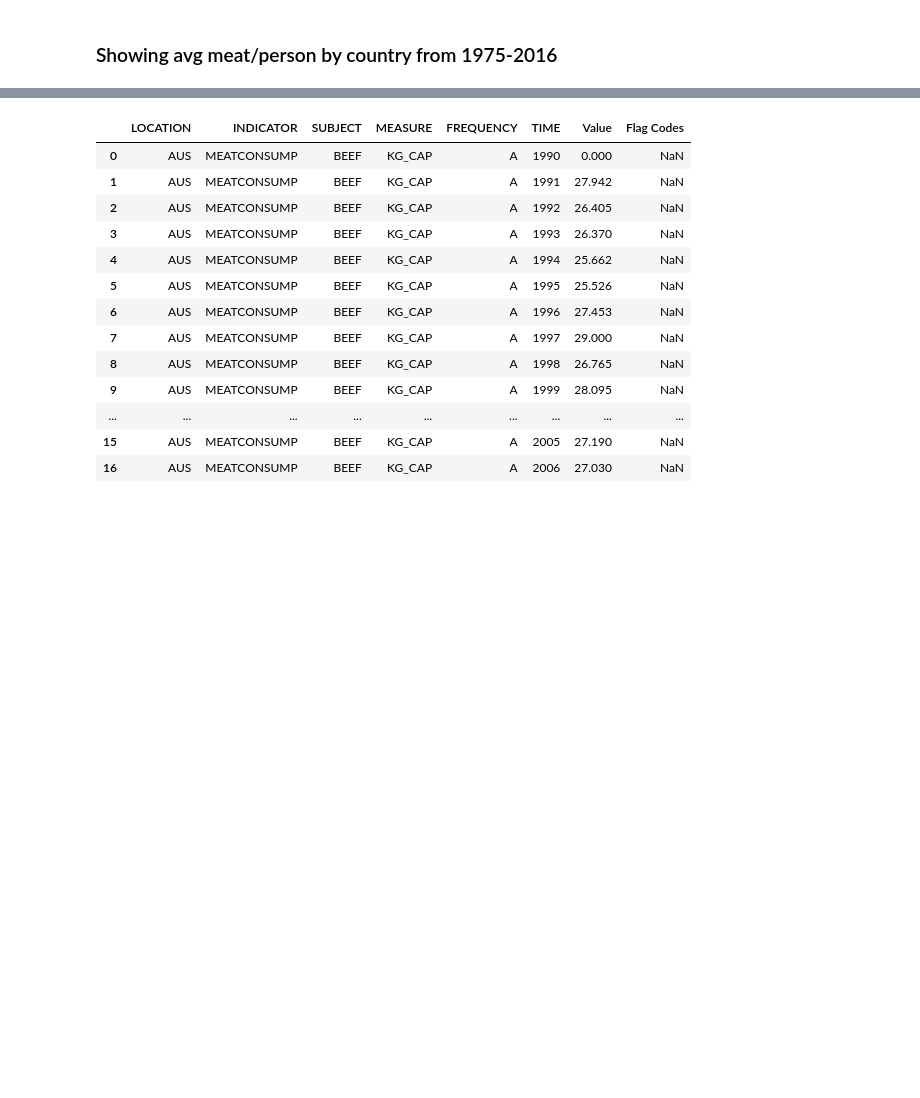
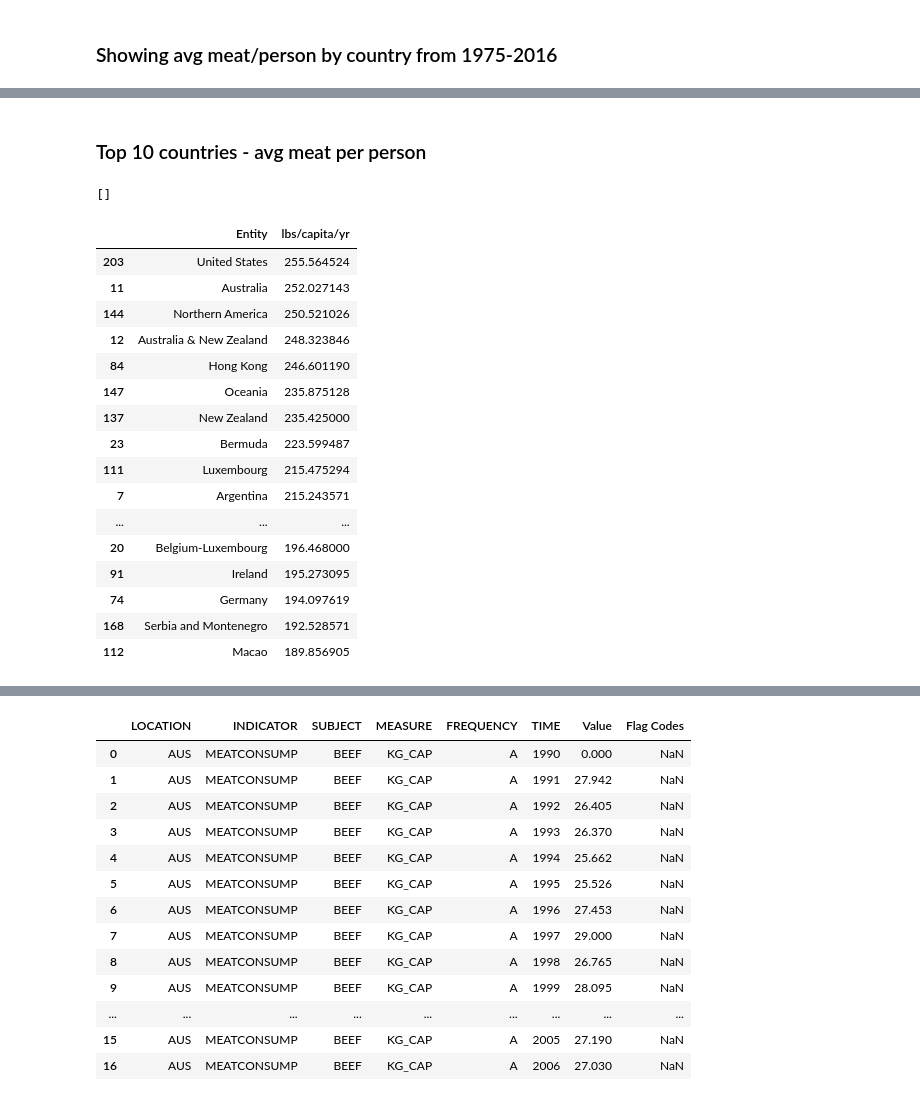
Before and after one commit to sgoolsby88/da7_capstone, a Jupyter notebook: notebooks/EDA _meat_production.ipynb, the cells around one changed output, grey strips where cells are left out. Cells and saved outputs as stored; diff of their text form; code cells hidden in the pictures; blank space fills up the shorter version.

```diff
--- a/notebooks/EDA _meat_production.ipynb
+++ b/notebooks/EDA _meat_production.ipynb
@@ -317,0 +311,2 @@ plt.show()
+# %% [markdown]
+### Top 10 countries - avg meat per person
@@ -317,0 +315,25 @@ plt.show()
+# %%
+print(top_avg[top_avg['Entity']=='Nauru'].index.values)
+# %% [output]
+[]
+# %%
+top_25_avg=top_avg.head(25)
+top_25_avg
+# %% [output]
+|  | Entity | lbs/capita/yr |
+| 203 | United States | 255.564524 |
+| 11 | Australia | 252.027143 |
+| 144 | Northern America | 250.521026 |
+| 12 | Australia & New Zealand | 248.323846 |
+| 84 | Hong Kong | 246.601190 |
+| 147 | Oceania | 235.875128 |
+| 137 | New Zealand | 235.425000 |
+| 23 | Bermuda | 223.599487 |
+| 111 | Luxembourg | 215.475294 |
+| 7 | Argentina | 215.243571 |
+| ... | ... | ... |
+| 20 | Belgium-Luxembourg | 196.468000 |
+| 91 | Ireland | 195.273095 |
+| 74 | Germany | 194.097619 |
+| 168 | Serbia and Montenegro | 192.528571 |
+| 112 | Macao | 189.856905 |
```
Also changed, not shown: parts of 8 cells of this notebook, 9 other files.
